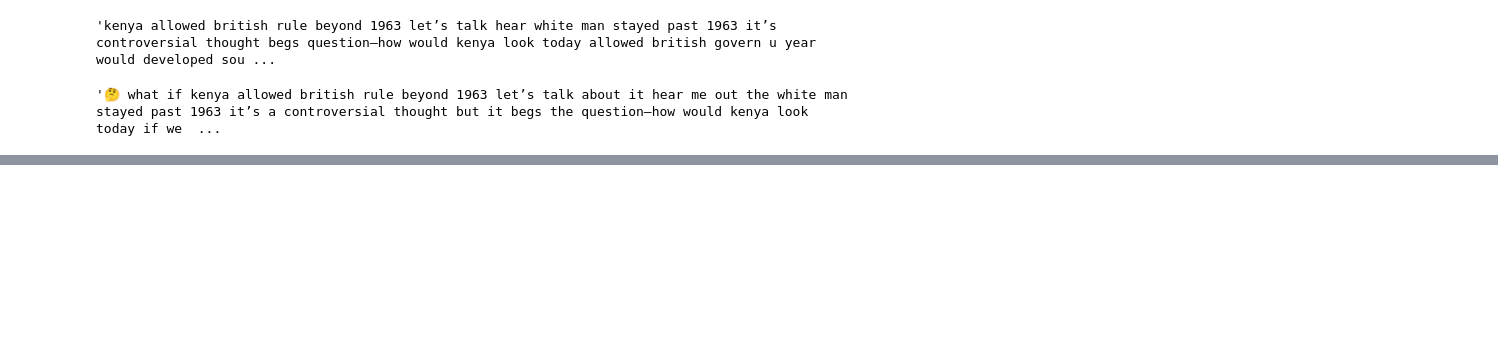
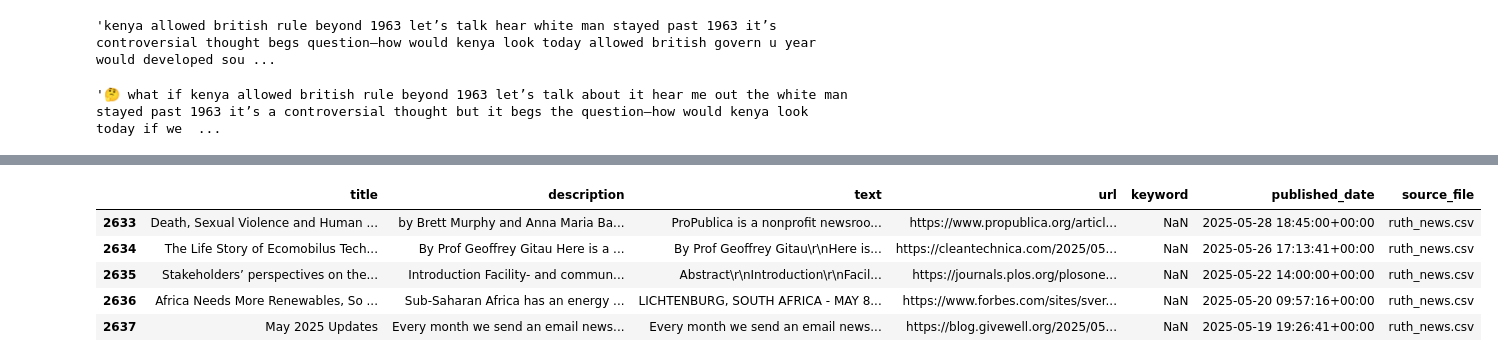
Before and after one commit to L-N-E0/USAID-Kenya-Sentiment-Analysis, a Jupyter notebook: notebooks/Cess.ipynb, the cells around one changed output, grey strips where cells are left out. Saved outputs shown, nothing was run; the diff lists cells and outputs as text; code cells hidden in the pictures; blank space fills up the shorter version.

```diff
--- a/notebooks/Cess.ipynb
+++ b/notebooks/Cess.ipynb
@@ -824,0 +872,9 @@ reddit_df.iloc[268]['full_text']
+# %%
+news_df.tail()
+# %% [output]
+|  | title | description | text | url | keyword | published_date | source_file |
+| 2633 | Death, Sexual Violence and Human ... | by Brett Murphy and Anna Maria Ba... | ProPublica is a nonprofit newsroo... | https://www.propublica.org/articl... | NaN | 2025-05-28 18:45:00+00:00 | ruth_news.csv |
+| 2634 | The Life Story of Ecomobilus Tech... | By Prof Geoffrey Gitau Here is a ... | By Prof Geoffrey Gitau\r\nHere is... | https://cleantechnica.com/2025/05... | NaN | 2025-05-26 17:13:41+00:00 | ruth_news.csv |
+| 2635 | Stakeholders’ perspectives on the... | Introduction Facility- and commun... | Abstract\r\nIntroduction\r\nFacil... | https://journals.plos.org/plosone... | NaN | 2025-05-22 14:00:00+00:00 | ruth_news.csv |
+| 2636 | Africa Needs More Renewables, So ... | Sub-Saharan Africa has an energy ... | LICHTENBURG, SOUTH AFRICA - MAY 8... | https://www.forbes.com/sites/sver... | NaN | 2025-05-20 09:57:16+00:00 | ruth_news.csv |
+| 2637 | May 2025 Updates | Every month we send an email news... | Every month we send an email news... | https://blog.givewell.org/2025/05... | NaN | 2025-05-19 19:26:41+00:00 | ruth_news.csv |
```
Also changed, not shown: parts of 73 cells of this notebook.
